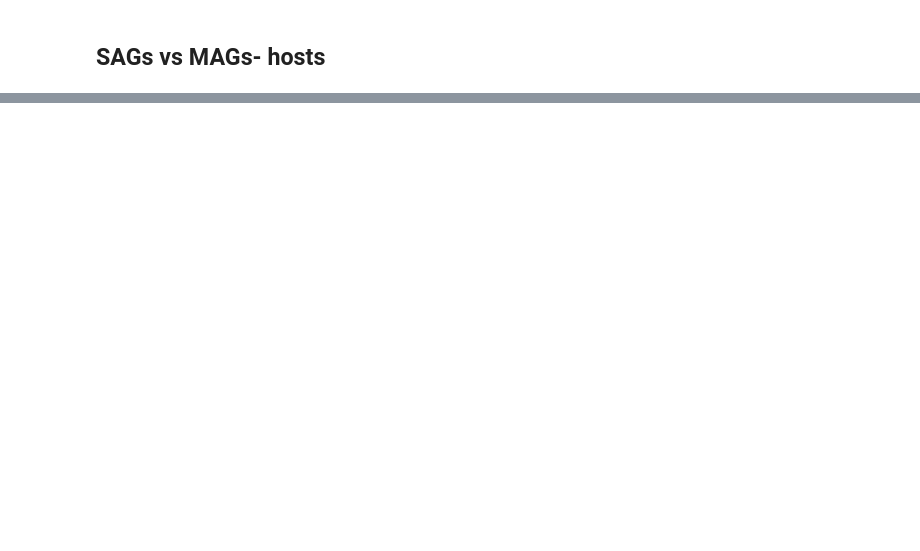
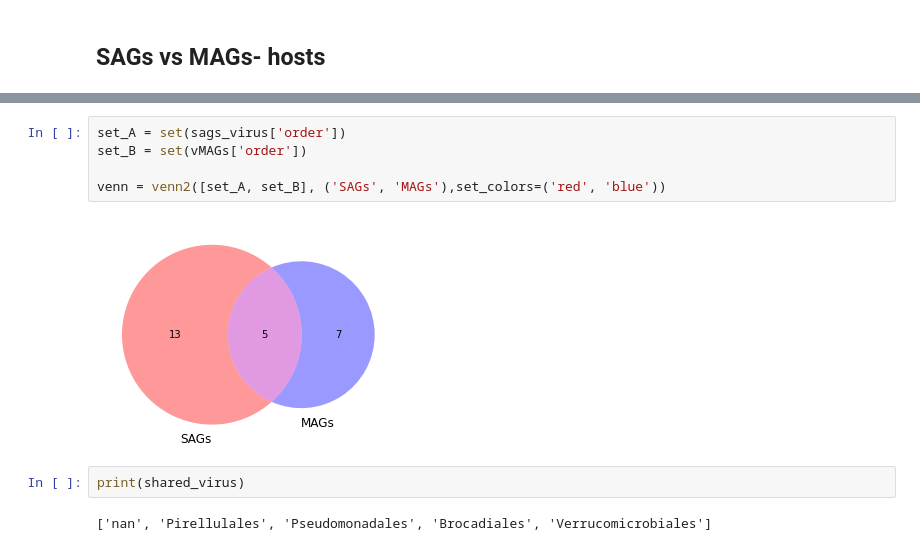
Before and after one commit to mdherring/OMZ_MH_Analysis, a Jupyter notebook: 09_SAGs_MAGs_Comparison.ipynb, the cells around one changed output, grey strips where cells are left out. Drawn from its saved outputs; the diff is of its cells as text; blank space fills up the shorter version.

```diff
--- a/09_SAGs_MAGs_Comparison.ipynb
+++ b/09_SAGs_MAGs_Comparison.ipynb
@@ -183,0 +227,11 @@ plt.legend(title='')
+# %%
+set_A = set(sags_virus['order'])
+set_B = set(vMAGs['order'])
+
+venn = venn2([set_A, set_B], ('SAGs', 'MAGs'),set_colors=('red', 'blue'))
+# %% [output]
+[figure, added]
+# %%
+print(shared_virus)
+# %% [output]
+['nan', 'Pirellulales', 'Pseudomonadales', 'Brocadiales', 'Verrucomicrobiales']
```
Also changed, not shown: parts of 12 cells of this notebook.
